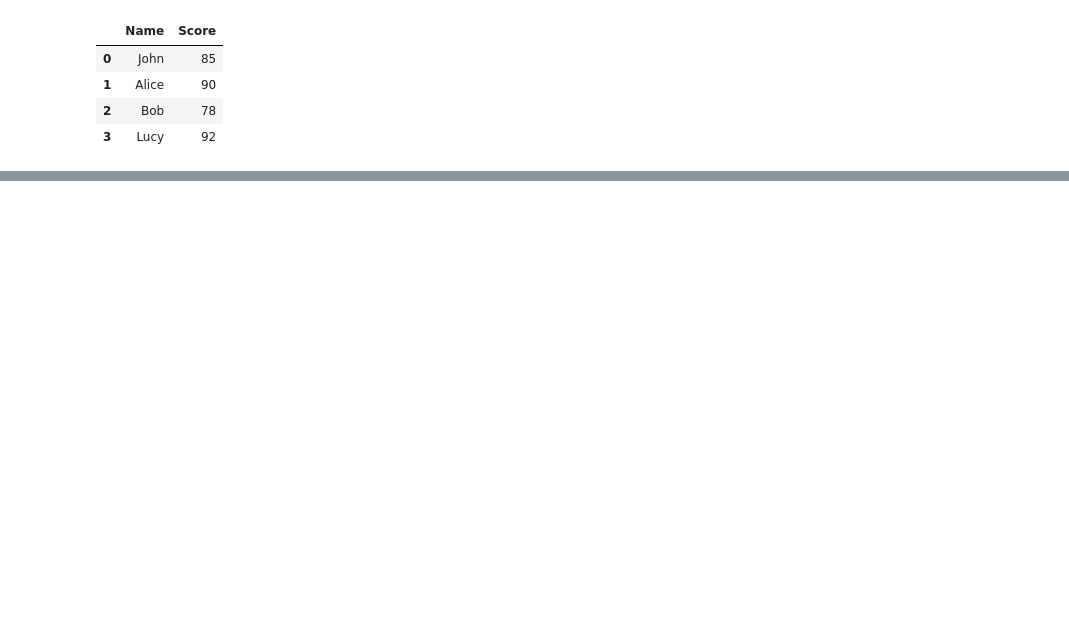
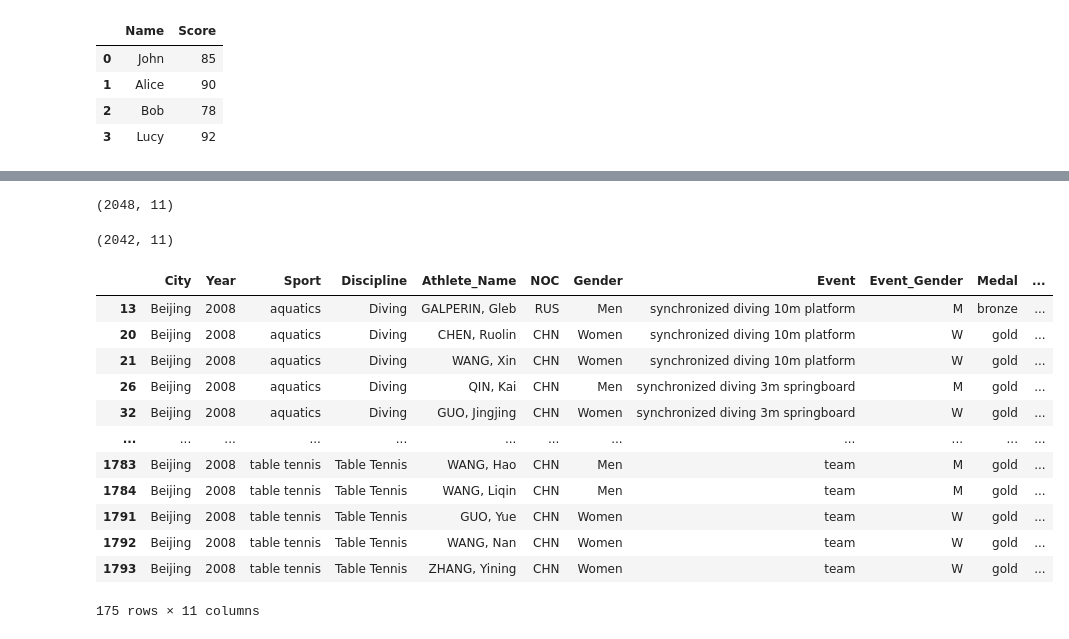
Before and after one commit to mmaheshan/PandasExercises, a Jupyter notebook: 02_Pandas_Essentials/01_Fundamentals/intermediate_techniques.ipynb, the cells around one changed output, grey strips where cells are left out. Cells and saved outputs as stored; diff of their text form; code cells hidden in the pictures; blank space fills up the shorter version.

```diff
--- a/02_Pandas_Essentials/01_Fundamentals/intermediate_techniques.ipynb
+++ b/02_Pandas_Essentials/01_Fundamentals/intermediate_techniques.ipynb
@@ -491,0 +857,3 @@ data
+# %%
+oo2008= oo2008.drop(labels=['Position'], axis=1)
+oo2008.head()
@@ -491,0 +892,5 @@ data
+# %%
+oo2008 = oo2008.dropna(subset=['Sport', 'Discipline', 'Athlete_Name', 'NOC', 'Gender',
+       'Event', 'Event_Gender', 'Medal'] , how='all')
+
+oo2008
@@ -491,0 +931,29 @@ data
+# %%
+def preprocess_2008():
+    column_names_2008 = ['City', 'Year', 'Sport', 'Discipline', 'Athlete_Name', 'NOC', 'Gender',
+                     'Event', 'Event_Gender', 'Medal', 'Position']
+
+
+    dtype_mapper_2008 = {
+        'City': 'string',
+        'Year': 'string',
+        'Sport': 'string',
+        'Discipline': 'string',
+        'Athlete_Name': 'string',
+        'NOC': 'category',
+        'Gender': 'category',
+        'Event': 'string',
+        'Event_Gender': 'category',
+        'Medal': 'string',
+        'Position': 'string'
+    }
+
+    oo2008 = pd.read_csv('../00_Data/olympics_2008.csv', dtype=dtype_mapper_2008, names=column_names_2008, header=0, index_col=False)
+
+    oo2008 = oo2008.dropna(subset=['Sport', 'Discipline', 'Athlete_Name', 'NOC', 'Gender',
+       'Event', 'Event_Gender', 'Medal'] , how='all')
+    oo2008 = oo2008.fillna({'City': 'Beijing', 'Year': 2008})
+    oo2008.Year = oo2008.Year.astype('int16')
+    return oo2008
+oo2008 = preprocess_2008()
+oo2008.head()
@@ -491,0 +985,27 @@ data
+# %%
+oo2008.shape
+# %% [output]
+(2048, 11)
+# %%
+# Remove duplicate rows
+oo2008 = oo2008.drop_duplicates()
+oo2008.shape
+# %% [output]
+(2042, 11)
+# %%
+atheltes_duplicated = oo2008.duplicated(subset=['Athlete_Name', 'NOC', 'Gender'])
+oo2008.loc[atheltes_duplicated]
+# %% [output]
+|  | City | Year | Sport | Discipline | Athlete_Name | NOC | Gender | Event | Event_Gender | Medal | ... |
+| 13 | Beijing | 2008 | aquatics | Diving | GALPERIN, Gleb | RUS | Men | synchronized diving 10m platform | M | bronze | ... |
+| 20 | Beijing | 2008 | aquatics | Diving | CHEN, Ruolin | CHN | Women | synchronized diving 10m platform | W | gold | ... |
+| 21 | Beijing | 2008 | aquatics | Diving | WANG, Xin | CHN | Women | synchronized diving 10m platform | W | gold | ... |
+| 26 | Beijing | 2008 | aquatics | Diving | QIN, Kai | CHN | Men | synchronized diving 3m springboard | M | gold | ... |
+| 32 | Beijing | 2008 | aquatics | Diving | GUO, Jingjing | CHN | Women | synchronized diving 3m springboard | W | gold | ... |
+| ... | ... | ... | ... | ... | ... | ... | ... | ... | ... | ... | ... |
+| 1783 | Beijing | 2008 | table tennis | Table Tennis | WANG, Hao | CHN | Men | team | M | gold | ... |
+| 1784 | Beijing | 2008 | table tennis | Table Tennis | WANG, Liqin | CHN | Men | team | M | gold | ... |
+| 1791 | Beijing | 2008 | table tennis | Table Tennis | GUO, Yue | CHN | Women | team | W | gold | ... |
+| 1792 | Beijing | 2008 | table tennis | Table Tennis | WANG, Nan | CHN | Women | team | W | gold | ... |
+| 1793 | Beijing | 2008 | table tennis | Table Tennis | ZHANG, Yining | CHN | Women | team | W | gold | ... |
+175 rows × 11 columns
```
Also changed, not shown: parts of 90 cells of this notebook, 2 other files.
